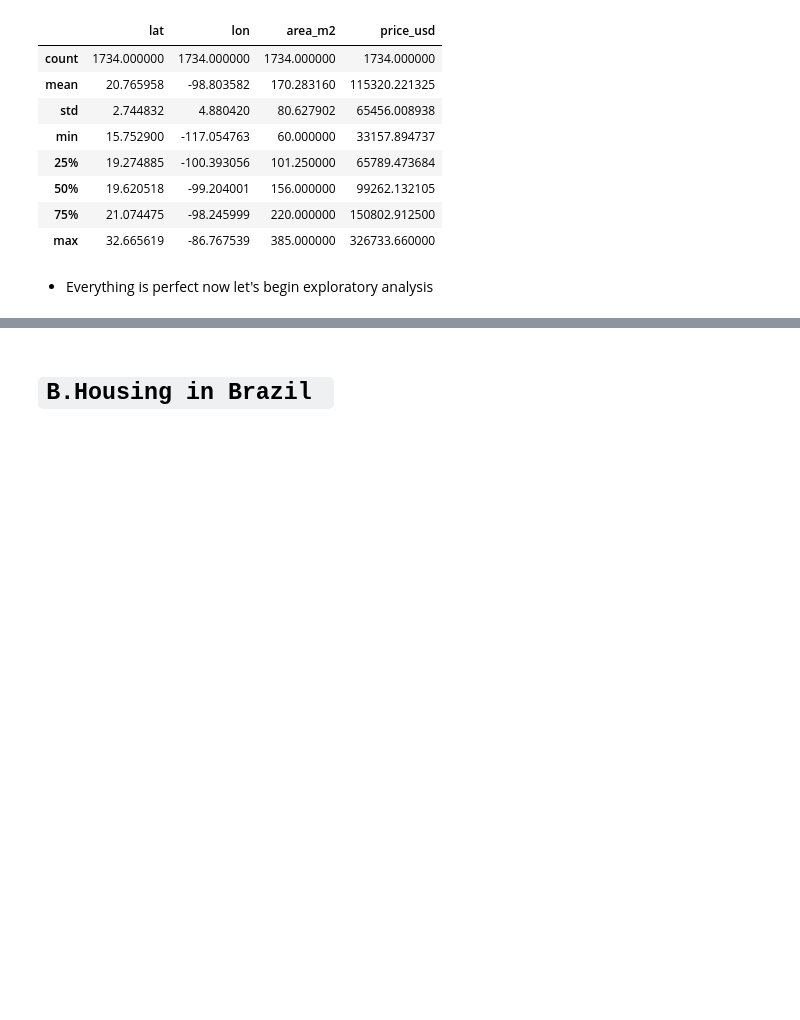
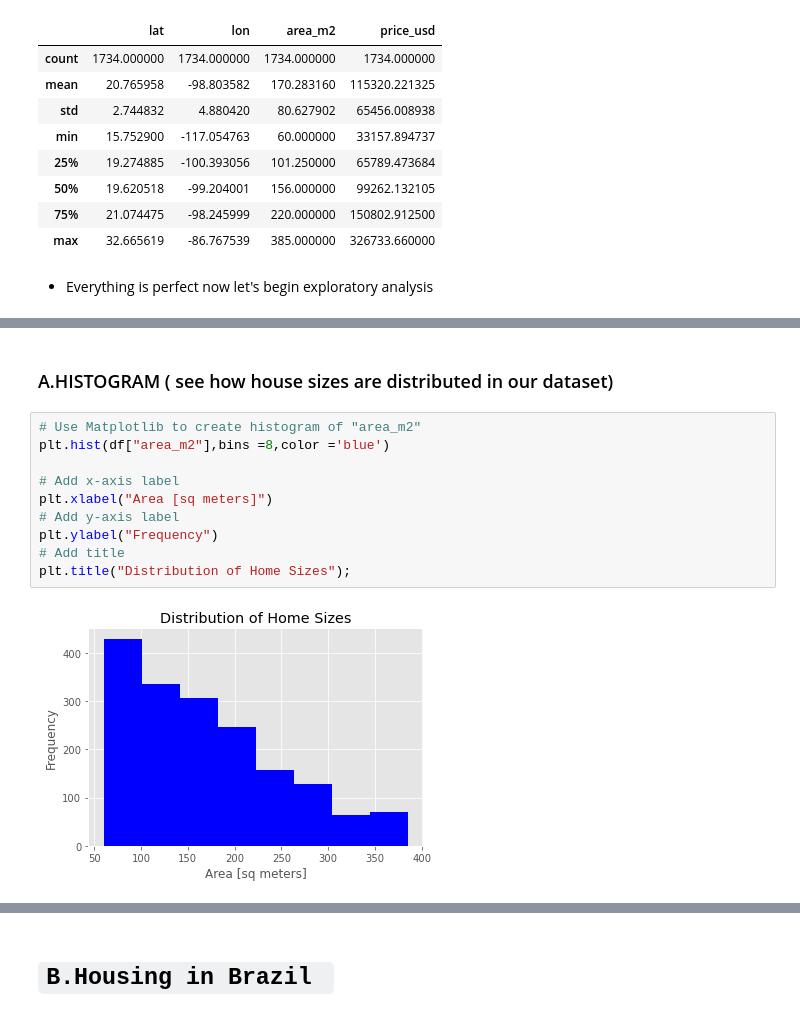
Before and after one commit to Harriet-ngomo/Real-estate-analysis-mexico-brazil, a Jupyter notebook: index.ipynb, the cells around one changed output, grey strips where cells are left out. Drawn from its saved outputs; the diff is of its cells as text; blank space fills up the shorter version.

```diff
--- a/index.ipynb
+++ b/index.ipynb
@@ -417,0 +508,14 @@ df.describe()
+# %% [markdown]
+### A.HISTOGRAM ( see how house sizes are distributed in our dataset)
+# %%
+# Use Matplotlib to create histogram of "area_m2"
+plt.hist(df["area_m2"],bins =8,color ='blue')
+
+# Add x-axis label
+plt.xlabel("Area [sq meters]")
+# Add y-axis label
+plt.ylabel("Frequency")
+# Add title
+plt.title("Distribution of Home Sizes");
+# %% [output]
+[figure, added]
```
Also changed, not shown: parts of 23 cells of this notebook.
